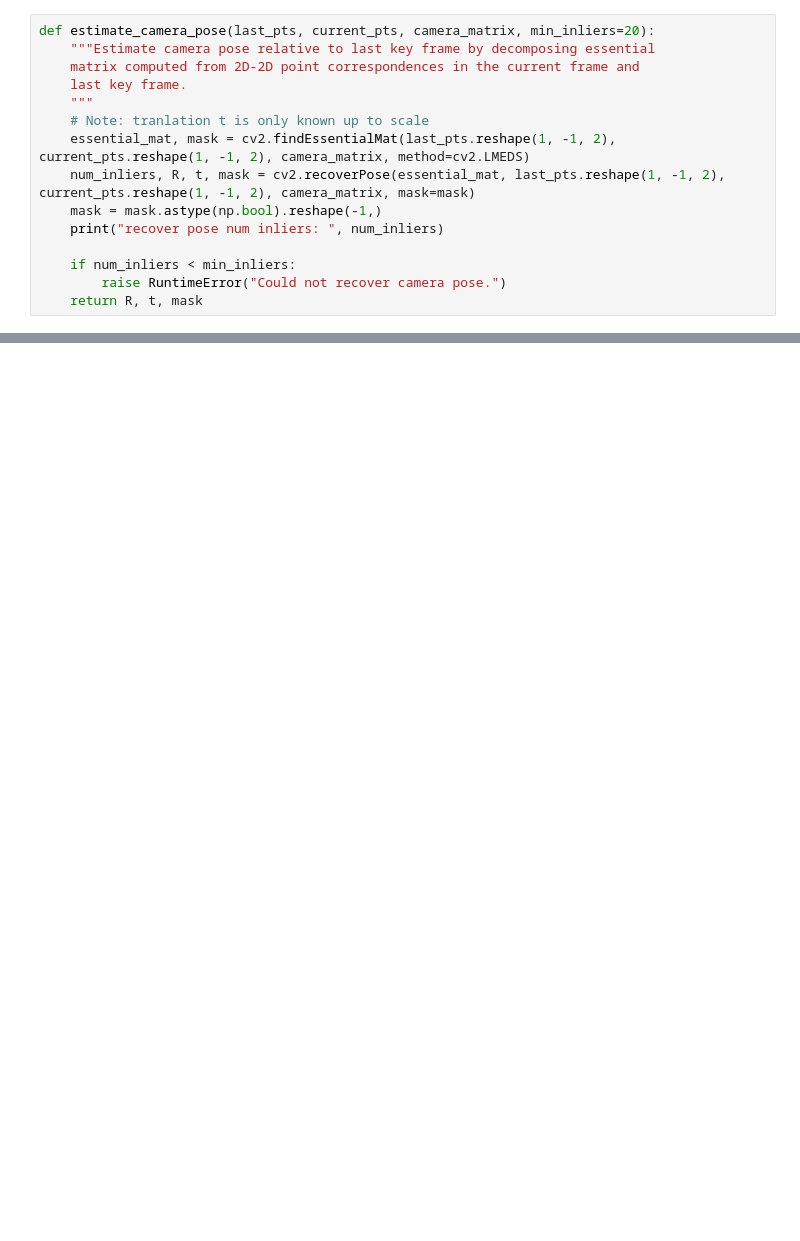
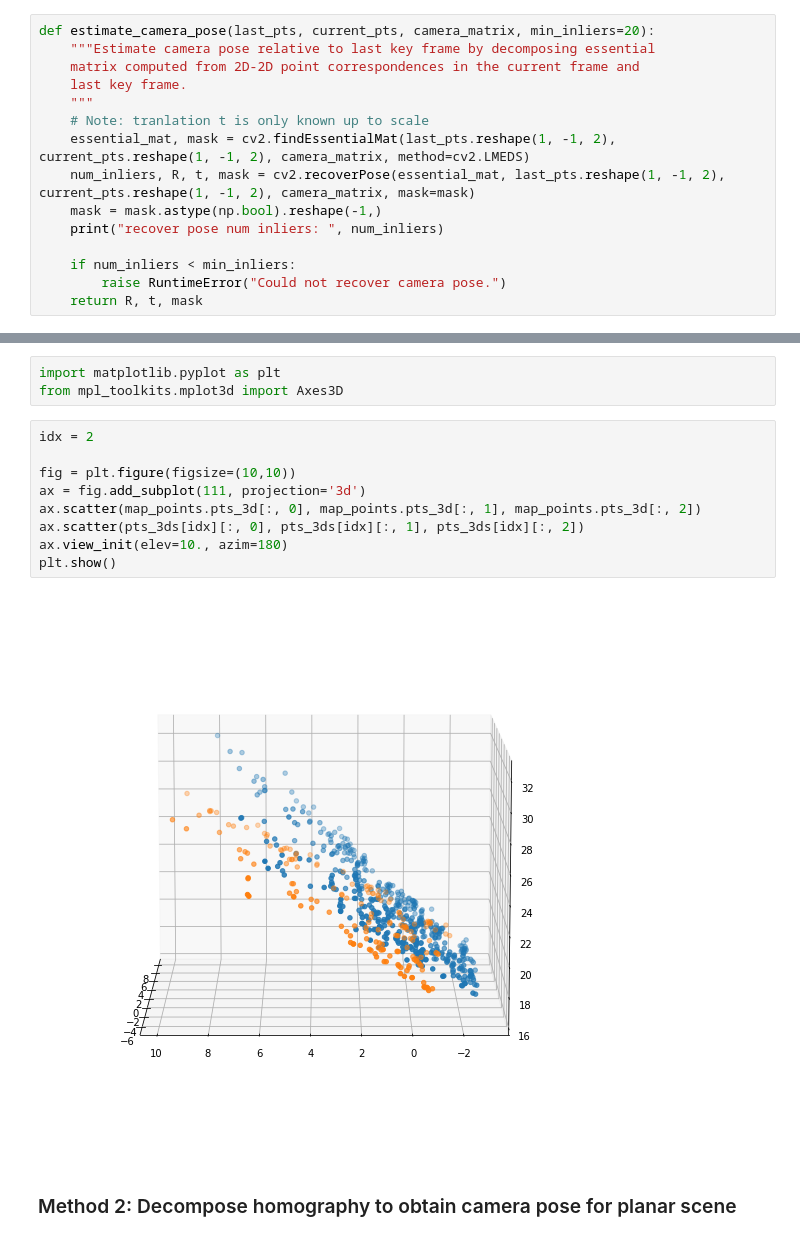
Before and after one commit to lukasbommes-unfinished-projects/ModuleLocalizer, a Jupyter notebook: new_pose_tracking/new_pose_tracking.ipynb, the cells around one changed output, grey strips where cells are left out. Cells and saved outputs as stored; diff of their text form; blank space fills up the shorter version.

Commit message:
started adding pose tracking with PnP

```diff
--- a/new_pose_tracking/new_pose_tracking.ipynb
+++ b/new_pose_tracking/new_pose_tracking.ipynb
@@ -349,0 +283,16 @@ plt.plot([0,e[1]], [0, e[2]])
+# %%
+import matplotlib.pyplot as plt
+from mpl_toolkits.mplot3d import Axes3D
+# %%
+idx = 2
+
+fig = plt.figure(figsize=(10,10))
+ax = fig.add_subplot(111, projection='3d')
+ax.scatter(map_points.pts_3d[:, 0], map_points.pts_3d[:, 1], map_points.pts_3d[:, 2])
+ax.scatter(pts_3ds[idx][:, 0], pts_3ds[idx][:, 1], pts_3ds[idx][:, 2])
+ax.view_init(elev=10., azim=180)
+plt.show()
+# %% [output]
+[figure, added]
+# %% [markdown]
+### Method 2: Decompose homography to obtain camera pose for planar scene
```
Also changed, not shown: parts of 25 cells of this notebook, 6 other files.
